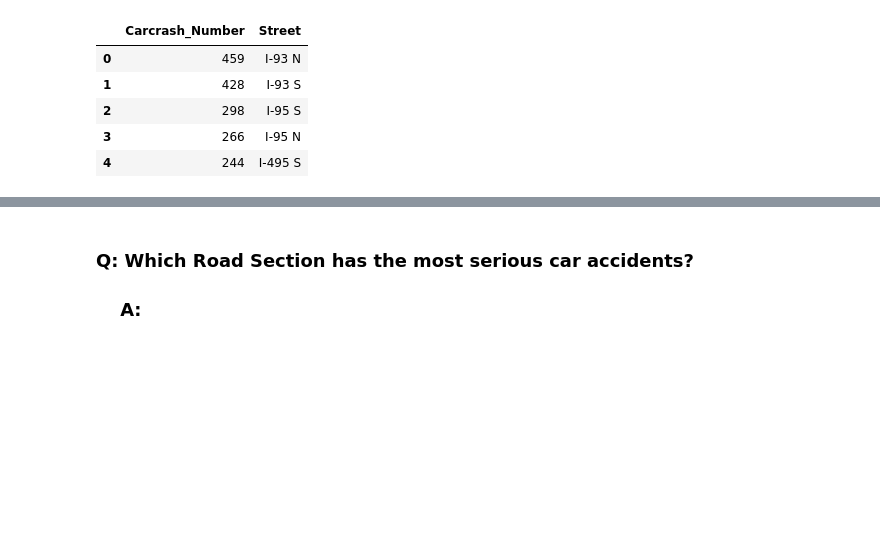
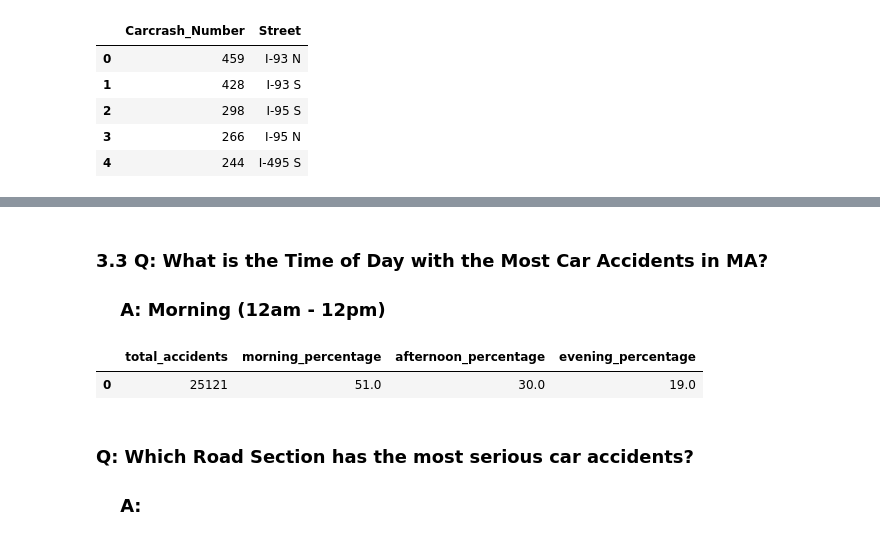
Before and after one commit to KaiyuWang19970221/BA775-teamproject, a Jupyter notebook: team6.ipynb, the cells around one changed output, grey strips where cells are left out. Saved outputs shown, nothing was run; the diff lists cells and outputs as text; code cells hidden in the pictures; blank space fills up the shorter version.

```diff
--- a/team6.ipynb
+++ b/team6.ipynb
@@ -163,3 +129,21 @@ ORDER BY a.month
+# %% [markdown]
+### 3.3 Q: What is the Time of Day with the Most Car Accidents in MA?
+### &emsp; A: Morning (12am - 12pm)
+# %%
+%%bigquery
+SELECT
+    COUNT(*) AS total_accidents,
+    ROUND(SUM(CASE WHEN hour >= 0 AND hour < 12 THEN 1 END)/COUNT(*)*100,0) AS morning_percentage,
+    ROUND(SUM(CASE WHEN hour >= 12 AND hour < 18 THEN 1 END)/COUNT(*)*100,0) AS afternoon_percentage,
+    ROUND(SUM(CASE WHEN hour >= 18 THEN 1 END)/COUNT(*)*100,0) AS evening_percentage
+FROM
+
+(SELECT city,county,state, EXTRACT(HOUR FROM End_Time) hour
+FROM `ba775-b2-team6.team6.carcrash_MA`
+) AS subq;
+# %% [output]
+|  | total_accidents | morning_percentage | afternoon_percentage | evening_percentage |
+| 0 | 25121 | 51.0 | 30.0 | 19.0 |
 # %% [markdown]
 ### Q: Which Road Section has the most serious car accidents?
 ### &emsp; A:
```
Also changed, not shown: parts of 10 cells of this notebook.
